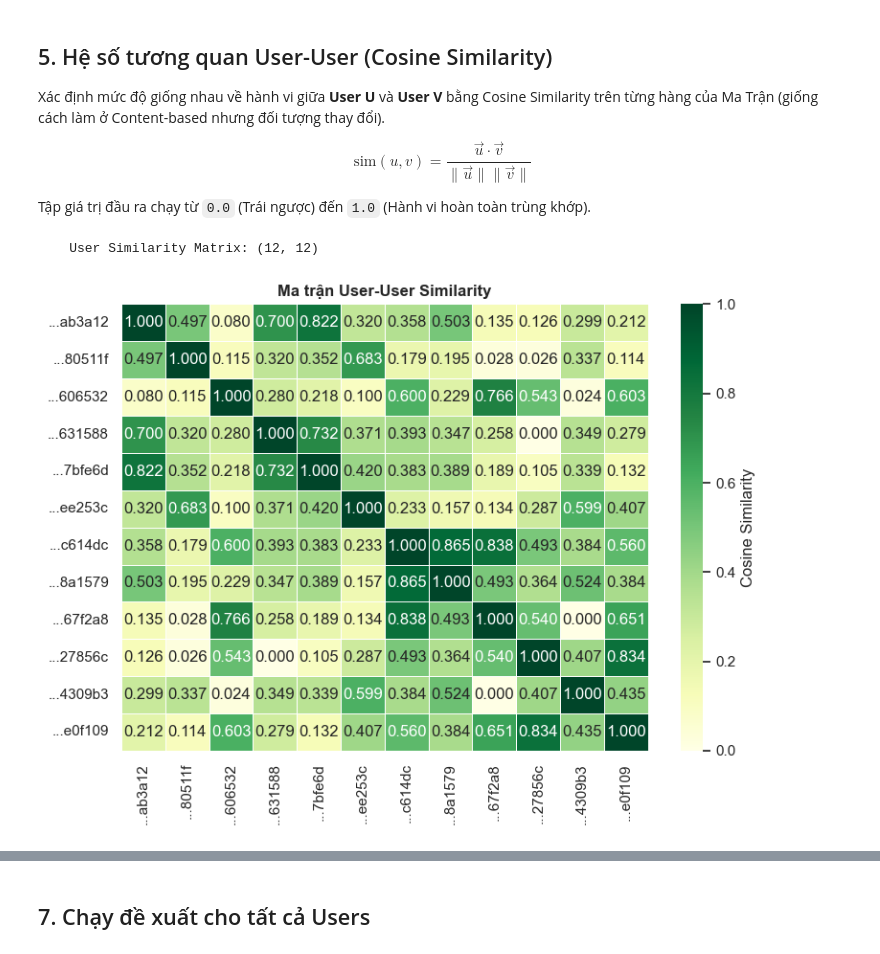
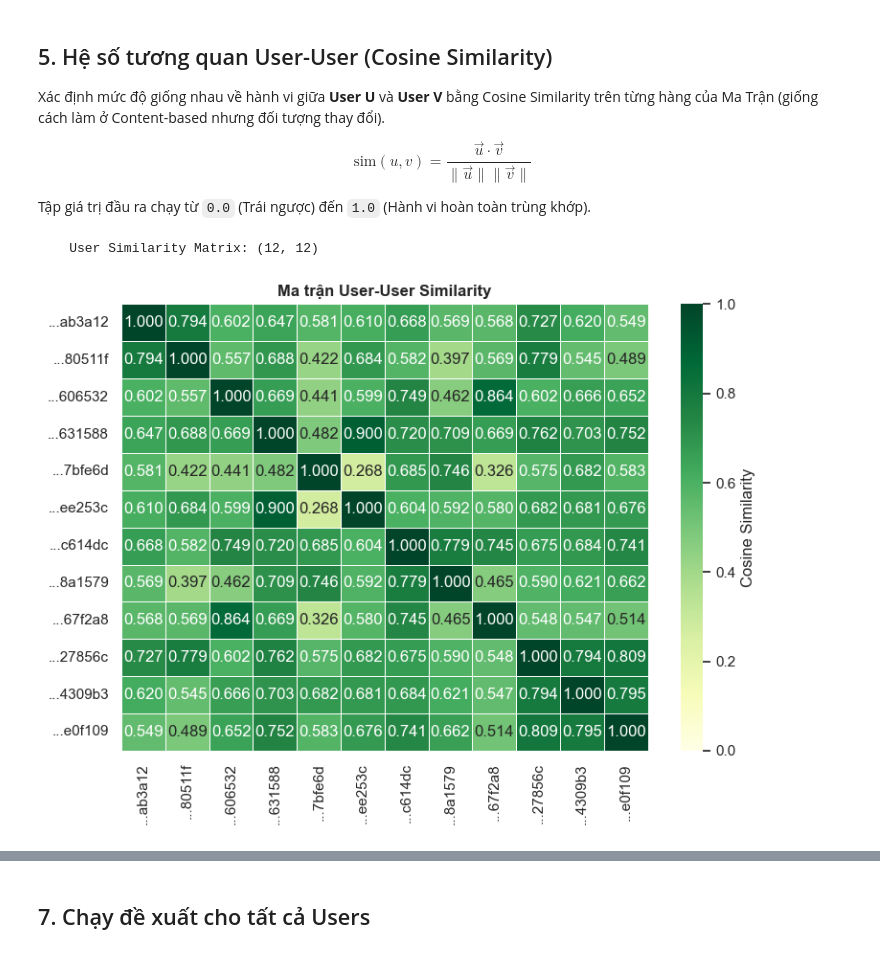
Before and after one commit to PhamHaThang/furniture_shop_data_mining, a Jupyter notebook: notebooks/02_Collaborative_Filtering.ipynb, the cells around one changed output, grey strips where cells are left out. Drawn from its saved outputs; the diff is of its cells as text; code cells hidden in the pictures.

```diff
--- a/notebooks/02_Collaborative_Filtering.ipynb
+++ b/notebooks/02_Collaborative_Filtering.ipynb
@@ -110,26 +110,37 @@ Thuật toán chủ động cấp hệ số **×1.5** đối với hành động
 # %%
 def build_interactions_df(reviews_raw, orders_raw):
-    """Tái hiện interactions_to_df() từ data_prep_service.py"""
+    import math
+    from datetime import datetime
+    def _time_decay(created_at, half_life_days=90):
+        if pd.isna(created_at) or not created_at: return 1.0
+        try:
+            dt = pd.to_datetime(created_at).tz_localize(None)
+            days_ago = (datetime.now() - dt).days
+            if days_ago < 0: days_ago = 0
+            return math.exp(-0.693 * days_ago / half_life_days)
+        except:
+            return 1.0
+
     signals = defaultdict(float)
 
-    # Từ reviews: score += rating
     for _, r in reviews_raw.iterrows():
         uid = str(r['user'])
         pid = str(r['product'])
         if uid and pid:
-            signals[(uid, pid)] += float(r.get('rating', 0) or 0)
+            decay = _time_decay(r.get('createdAt'))
+            signals[(uid, pid)] += float(r.get('rating', 0) or 0) * decay
 
-    # Từ orders: score += quantity * 1.5
     item_p_cols = [c for c in orders_raw.columns if c.startswith('items[') and c.endswith('.product')]
     item_q_cols = [c for c in orders_raw.columns if c.startswith('items[') and c.endswith('.quantity')]
 
     for _, o in orders_raw.iterrows():
         uid = str(o['user'])
+        decay = _time_decay(o.get('createdAt'))
         for pc, qc in zip(item_p_cols, item_q_cols):
             pid = o.get(pc)
             qty = o.get(qc)
             if pd.notna(pid) and pd.notna(qty):
-                signals[(uid, str(pid))] += float(qty) * 1.5
+                signals[(uid, str(pid))] += float(qty) * 1.5 * decay
 
     rows = [{'user_id': u, 'product_id': p, 'score': s}
             for (u, p), s in signals.items()]
@@ -219,24 +226,31 @@ $$\text{sim}(u, v) = \frac{\vec{u} \cdot \vec{v}}{\|\vec{u}\|\|\vec{v}\|}$$
 
 Tập giá trị đầu ra chạy từ `0.0` (Trái ngược) đến `1.0` (Hành vi hoàn toàn trùng khớp).
 # %%
-user_sim = cosine_similarity(matrix)
+# Tính User Similarity với Mean-Centering
+matrix_centered = matrix.sub(matrix.mean(axis=1), axis=0)
+for user in matrix.index:
+    user_rated = matrix.loc[user] > 0
+    if user_rated.sum() > 0:
+        matrix_centered.loc[user, user_rated] -= matrix.loc[user, user_rated].mean()
+
+user_sim = cosine_similarity(matrix_centered)
 sim_df   = pd.DataFrame(user_sim, index=matrix.index, columns=matrix.index)
 
 print(f'    User Similarity Matrix: {sim_df.shape}')
 
 # Rút gọn index để hiển thị
 display_index       = [f'...{str(i)[-6:]}' for i in sim_df.index]
 sim_display         = sim_df.copy()
 sim_display.index   = display_index
 sim_display.columns = display_index
 
 fig, ax = plt.subplots(figsize=(8, 6))
 sns.heatmap(sim_display, annot=True, fmt='.3f', cmap='YlGn',
             vmin=0, vmax=1, ax=ax, linewidths=0.5,
             cbar_kws={'label': 'Cosine Similarity'})
 ax.set_title('Ma trận User-User Similarity', fontsize=12, fontweight='bold')
 plt.tight_layout()
 plt.show()
 # %% [output]
     User Similarity Matrix: (12, 12)
-[figure, old version]
+[figure, new version]
```
Also changed, not shown: parts of 15 cells of this notebook, 27 other files.
